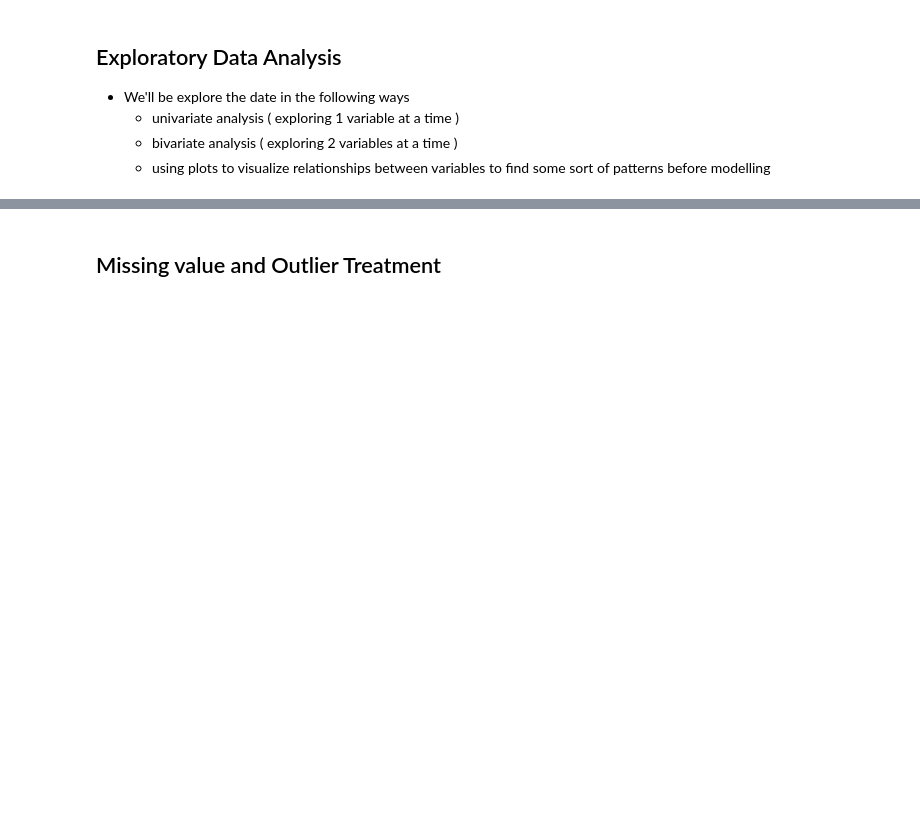
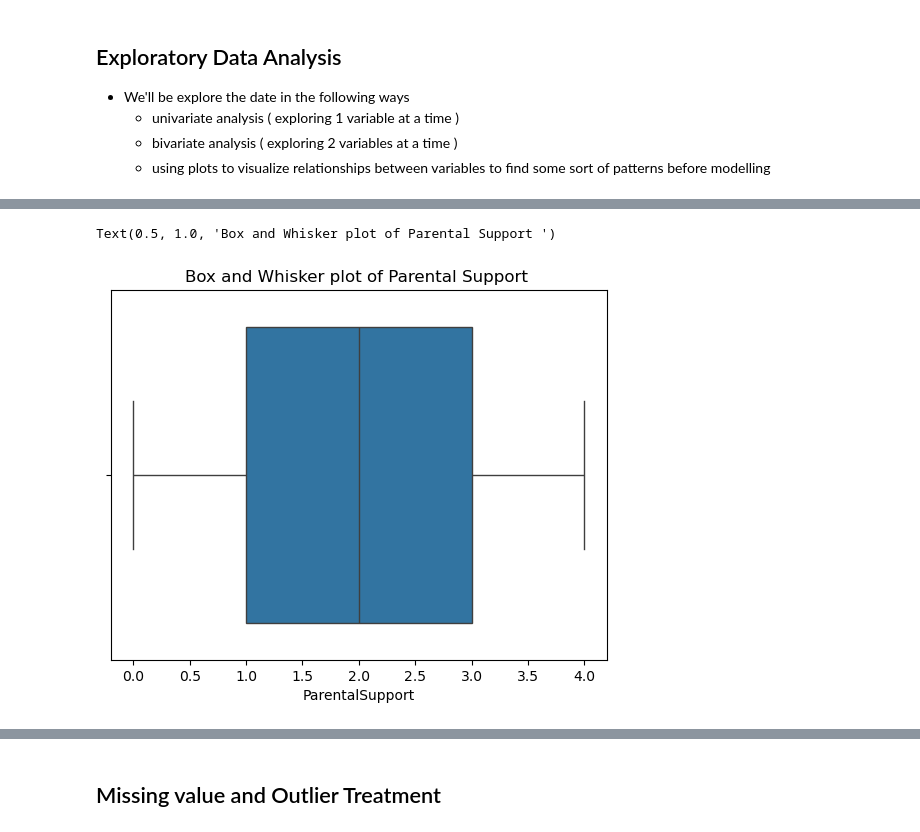
Before and after one commit to CantCode29/MLG382ProjectFolder, a Jupyter notebook: BrightAcademyGradeAnalysisAndPredictionNoteBook.ipynb, the cells around one changed output, grey strips where cells are left out. Cells and saved outputs as stored; diff of their text form; code cells hidden in the pictures; blank space fills up the shorter version.

```diff
--- a/BrightAcademyGradeAnalysisAndPredictionNoteBook.ipynb
+++ b/BrightAcademyGradeAnalysisAndPredictionNoteBook.ipynb
@@ -145,0 +203,6 @@ dtype: int64
+# %%
+sns.boxplot(data=df,x='ParentalSupport')
+plt.title('Box and Whisker plot of Parental Support ')
+# %% [output]
+Text(0.5, 1.0, 'Box and Whisker plot of Parental Support ')
+[figure, added]
```
Also changed, not shown: parts of 18 cells of this notebook.
